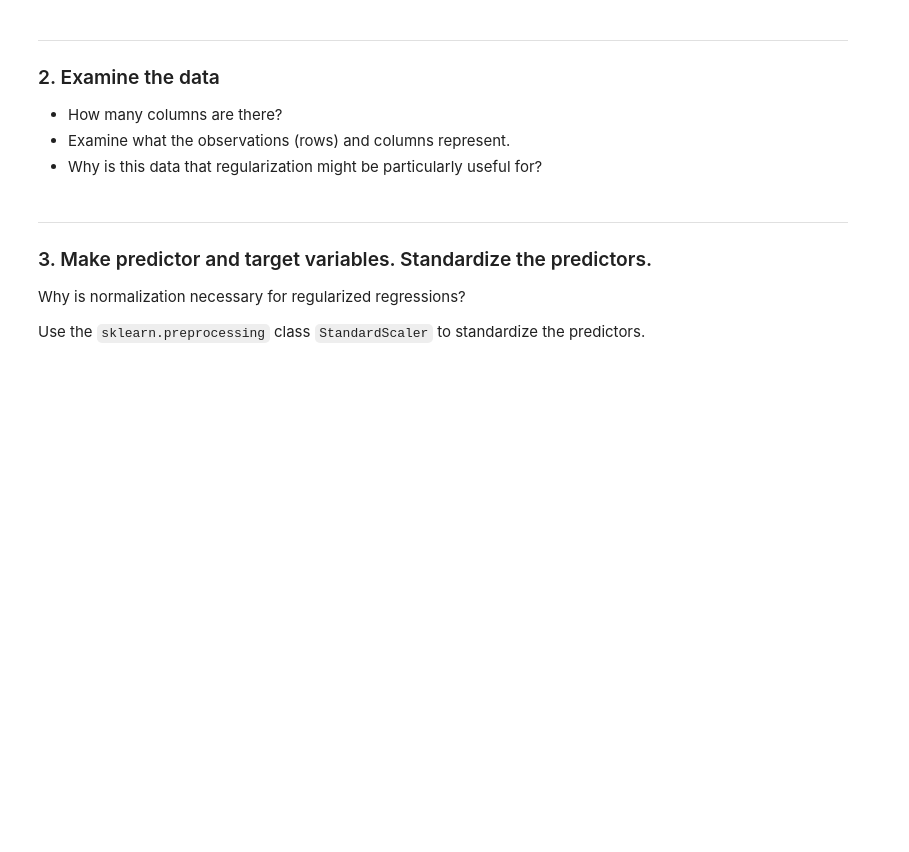
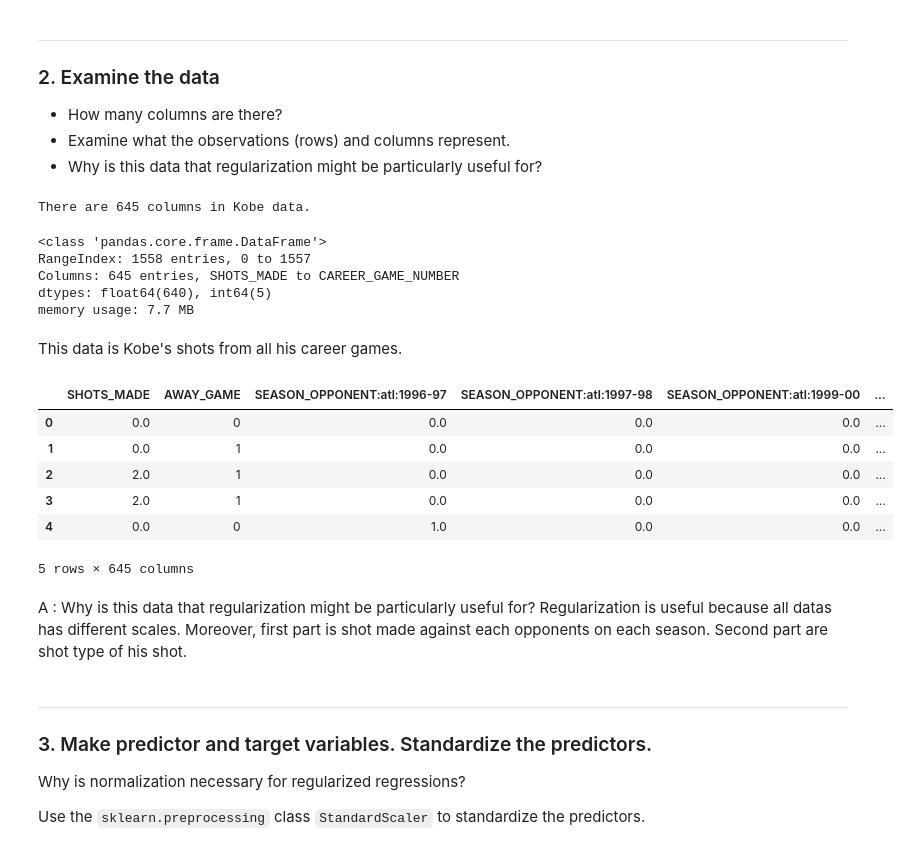
Before and after one commit to jasonjklim/Kobe_shot, a Jupyter notebook: kobe-shots-made-regularization-lab.ipynb, the cells around one changed output. Saved outputs shown, nothing was run; the diff lists cells and outputs as text; code cells hidden in the pictures; blank space fills up the shorter version.

```diff
--- a/kobe-shots-made-regularization-lab.ipynb
+++ b/kobe-shots-made-regularization-lab.ipynb
@@ -46,3 +44,32 @@ kobe = pd.read_csv('./datasets/kobe_superwide_games.csv')
+# %%
+# A:How many columns are there?
+print("There are {} columns in Kobe data.".format(len(kobe.columns)))
+# %% [output]
+There are 645 columns in Kobe data.
+# %%
+# A : Examine what the observations (rows) and columns represent.
+kobe.info()
+# %% [output]
+<class 'pandas.core.frame.DataFrame'>
+RangeIndex: 1558 entries, 0 to 1557
+Columns: 645 entries, SHOTS_MADE to CAREER_GAME_NUMBER
+dtypes: float64(640), int64(5)
+memory usage: 7.7 MB
+# %% [markdown]
+This data is Kobe's shots from all his career games.
+# %%
+kobe.head()
+# %% [output]
+|  | SHOTS_MADE | AWAY_GAME | SEASON_OPPONENT:atl:1996-97 | SEASON_OPPONENT:atl:1997-98 | SEASON_OPPONENT:atl:1999-00 | ... |
+| 0 | 0.0 | 0 | 0.0 | 0.0 | 0.0 | ... |
+| 1 | 0.0 | 1 | 0.0 | 0.0 | 0.0 | ... |
+| 2 | 2.0 | 1 | 0.0 | 0.0 | 0.0 | ... |
+| 3 | 2.0 | 1 | 0.0 | 0.0 | 0.0 | ... |
+| 4 | 0.0 | 0 | 1.0 | 0.0 | 0.0 | ... |
+5 rows × 645 columns
+# %% [markdown]
+ A : Why is this data that regularization might be particularly useful for?
+Regularization is useful because all datas has different scales. Moreover, first part is shot made against each opponents on each season. Second part are shot type of his shot.
 # %% [markdown]
 ---
 
```
Also changed, not shown: parts of 48 cells of this notebook.
